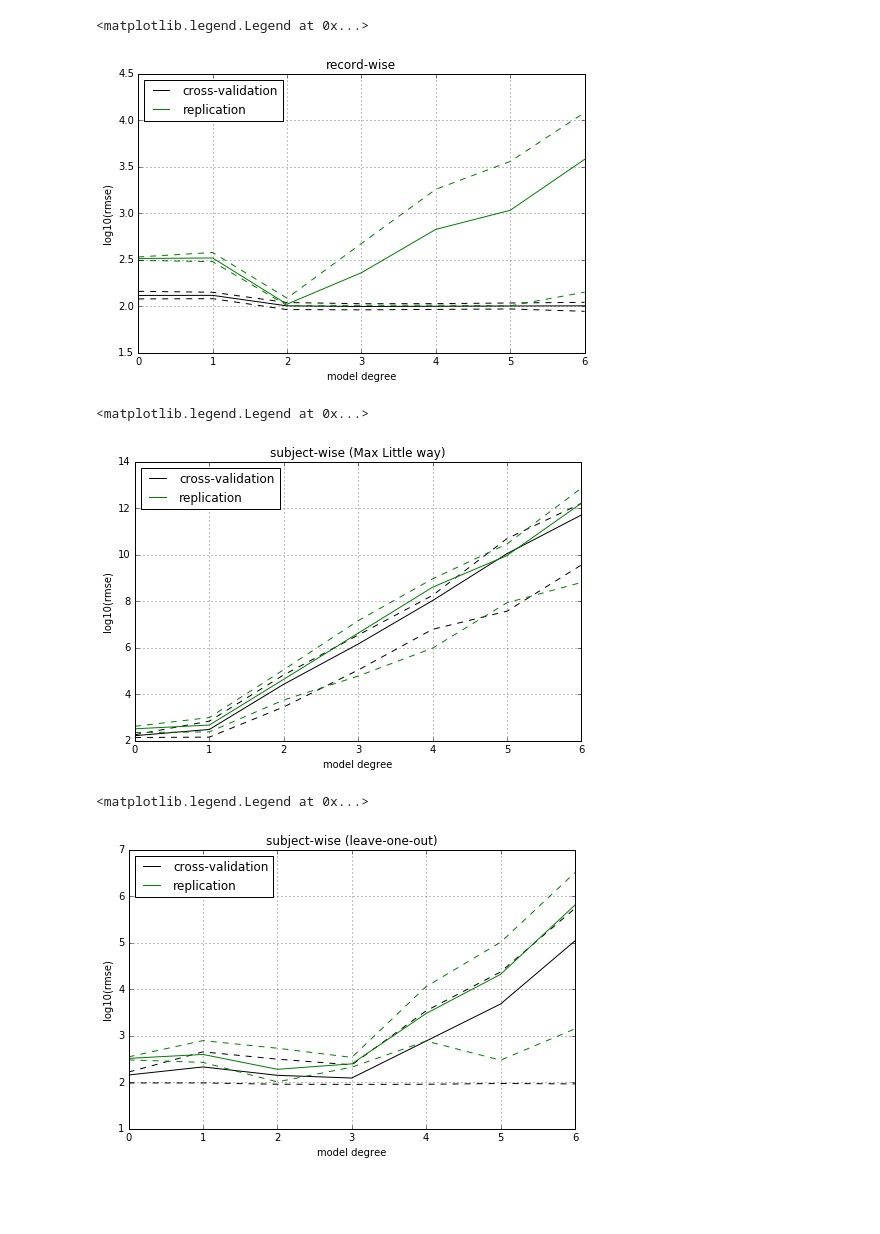
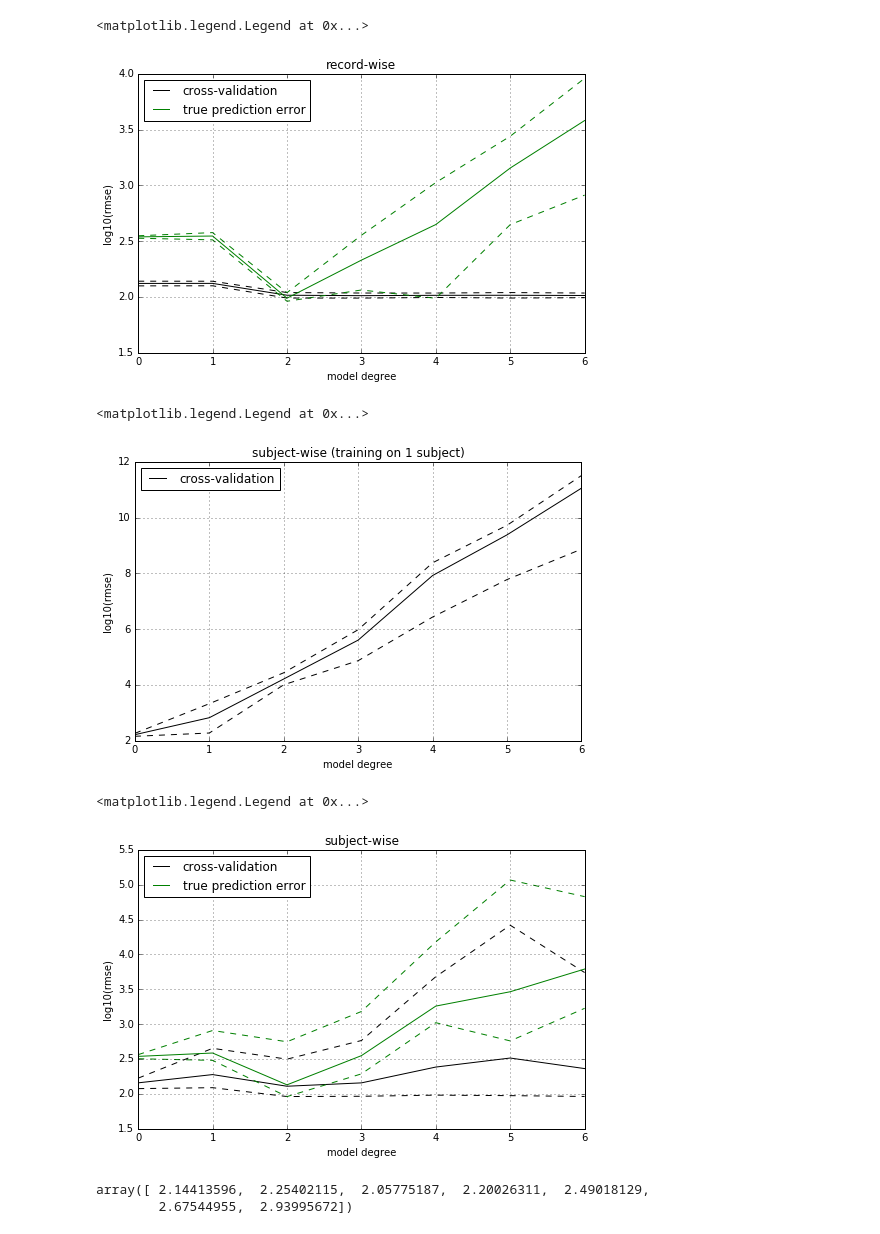
Before and after one commit to sosata/CrossValidation, a Jupyter notebook: simulation_simple/main.ipynb, the cells around one changed output. Saved outputs shown, nothing was run; the diff lists cells and outputs as text; code cells hidden in the pictures; blank space fills up the shorter version.

```diff
--- a/simulation_simple/main.ipynb
+++ b/simulation_simple/main.ipynb
@@ -55,12 +55,12 @@ for degree in range(7):
         y_pred_rep = np.polyval(p, x_rep)
         rmse_rep[degree,i] = np.sqrt(np.mean((y_pred_rep-y_rep)**2))
 plt.figure(figsize=[8,5])
-plt.plot(range(7),np.log10(np.mean(rmse, axis=1)),color='black',label='cross-validation')
-plt.plot(range(7),np.log10(np.min(rmse, axis=1)),'--',color='black')
-plt.plot(range(7),np.log10(np.max(rmse, axis=1)),'--',color='black')
-plt.plot(range(7),np.log10(np.mean(rmse_rep, axis=1)),color='green',label='replication')
-plt.plot(range(7),np.log10(np.min(rmse_rep, axis=1)),'--',color='green')
-plt.plot(range(7),np.log10(np.max(rmse_rep, axis=1)),'--',color='green')
+plt.plot(range(7),np.mean(np.log10(rmse), axis=1),color='black',label='cross-validation')
+plt.plot(range(7),np.percentile(np.log10(rmse), 95, axis=1),'--',color='black')
+plt.plot(range(7),np.percentile(np.log10(rmse), 5, axis=1),'--',color='black')
+plt.plot(range(7),np.mean(np.log10(rmse_rep), axis=1),color='green',label='true prediction error')
+plt.plot(range(7),np.percentile(np.log10(rmse_rep), 95, axis=1),'--',color='green')
+plt.plot(range(7),np.percentile(np.log10(rmse_rep), 5, axis=1),'--',color='green')
 plt.xlabel('model degree')
 plt.ylabel('log10(rmse)')
 plt.title('record-wise')
@@ -69,21 +69,14 @@ plt.grid()
 plt.legend(loc='upper left')
 # %% [output]
 <matplotlib.legend.Legend at 0x...>
-[figure, old version]
+[figure, new version]
 # %%
 # subject-wise (Little way)
-# n_bootstrap = 100
-# n_train_range = [1,2,3,4] # number of train subjects
 rmse = np.zeros([7,5])
 rmse_rep = np.zeros([7,5])
 inds = np.arange(5)
 for degree in range(7):
     for i in range(5):
-#         n_train = np.random.choice(np.array(n_train_range),size=1)[0]
-#         n_train = 1
-#         np.random.shuffle(inds)
-#         ind_train = inds[:n_train]
-#         ind_test = inds[n_train:]
         ind_train = [i]
         ind_test = [j for j in np.arange(5) if j!=i]
 
@@ -92,72 +85,61 @@ for degree in range(7):
         x_test = np.concatenate(np.array([xx[j,:] for j in ind_test]))
         y_test = np.concatenate(np.array([yy[j,:] for j in ind_test]))
 
-        # stratification
-#         x_train = np.random.choice(x_train, size=250, replace=True)
-#         y_train = np.random.choice(y_train, size=250, replace=True)
-#         x_test = np.random.choice(x_test, size=100, replace=False)
-#         y_test = np.random.choice(y_test, size=100, replace=False)
-
         p = np.polyfit(x_train, y_train, deg=degree, rcond=None, full=False, w=None, cov=False)
         y_pred = np.polyval(p, x_test)
         rmse[degree,i] = np.sqrt(np.mean((y_pred-y_test)**2))
         y_pred_rep = np.polyval(p, x_rep)
         rmse_rep[degree,i] = np.sqrt(np.mean((y_pred_rep-y_rep)**2))
 
-
 plt.figure(figsize=[8,5])
 plt.plot(range(7),np.log10(np.mean(rmse,axis=1)),color='black',label='cross-validation')
 plt.plot(range(7),np.log10(np.max(rmse, axis=1)),'--',color='black')
 plt.plot(range(7),np.log10(np.min(rmse, axis=1)),'--',color='black')
-plt.plot(range(7),np.log10(np.mean(rmse_rep,axis=1)),color='green',label='replication')
-plt.plot(range(7),np.log10(np.max(rmse_rep, axis=1)),'--',color='green')
-plt.plot(range(7),np.log10(np.min(rmse_rep, axis=1)),'--',color='green')
-# plt.plot(range(7),np.mean(rmse, axis=1),color='black')
-# plt.plot(range(7),np.max(rmse, axis=1),'--',color='black')
-# plt.plot(range(7),np.min(rmse, axis=1),'--',color='black')
+# plt.plot(range(7),np.log10(np.mean(rmse_rep,axis=1)),color='green',label='replication')
+# plt.plot(range(7),np.log10(np.max(rmse_rep, axis=1)),'--',color='green')
+# plt.plot(range(7),np.log10(np.min(rmse_rep, axis=1)),'--',color='green')
 plt.xlabel('model degree')
 plt.ylabel('log10(rmse)')
-plt.title('subject-wise (Max Little way)')
+plt.title('subject-wise (training on 1 subject)')
 plt.grid()
 plt.legend(loc='upper left')
 # %% [output]
 <matplotlib.legend.Legend at 0x...>
-[figure, old version]
+[figure, new version]
 # %%
 # subject-wise (leave-one-out)
 rmse = np.zeros([7,5])
 rmse_rep = np.zeros([7,5])
 for degree in range(7):
     for i in range(5):
         x_test = xx[i,:]
         y_test = yy[i,:]
         x_train = np.concatenate(np.array([xx[j,:] for j in range(5) if j!=i]))
         y_train = np.concatenate(np.array([yy[j,:] for j in range(5) if j!=i]))
 
-        # stratification
-#         x_train = np.random.choice(x_train, size=250, replace=False)
-#         y_train = np.random.choice(y_train, size=250, replace=False)
-#         x_test = np.random.choice(x_test, size=250, replace=True)
-#         y_test = np.random.choice(y_test, size=250, replace=True)
-
         p = np.polyfit(x_train, y_train, deg=degree, rcond=None, full=False, w=None, cov=False)
         y_pred = np.polyval(p, x_test)
         rmse[degree,i] = np.sqrt(np.mean((y_pred-y_test)**2))
         y_pred_rep = np.polyval(p, x_rep)
         rmse_rep[degree,i] = np.sqrt(np.mean((y_pred_rep-y_rep)**2))
 
 plt.figure(figsize=[8,5])
-plt.plot(range(7),np.log10(np.mean(rmse, axis=1)),color='black',label='cross-validation')
-plt.plot(range(7),np.log10(np.max(rmse, axis=1)),'--',color='black')
-plt.plot(range(7),np.log10(np.min(rmse, axis=1)),'--',color='black')
-plt.plot(range(7),np.log10(np.mean(rmse_rep, axis=1)),color='green',label='replication')
-plt.plot(range(7),np.log10(np.max(rmse_rep, axis=1)),'--',color='green')
-plt.plot(range(7),np.log10(np.min(rmse_rep, axis=1)),'--',color='green')
+plt.plot(range(7),np.mean(np.log10(rmse), axis=1),color='black',label='cross-validation')
+plt.plot(range(7),np.max(np.log10(rmse), axis=1),'--',color='black')
+plt.plot(range(7),np.min(np.log10(rmse), axis=1),'--',color='black')
+plt.plot(range(7),np.mean(np.log10(rmse_rep), axis=1),color='green',label='true prediction error')
+plt.plot(range(7),np.max(np.log10(rmse_rep), axis=1),'--',color='green')
+plt.plot(range(7),np.min(np.log10(rmse_rep), axis=1),'--',color='green')
 plt.xlabel('model degree')
 plt.ylabel('log10(rmse)')
-plt.title('subject-wise (leave-one-out)')
+plt.title('subject-wise')
 plt.grid()
 plt.legend(loc='upper left')
 # %% [output]
 <matplotlib.legend.Legend at 0x...>
-[figure, old version]
+[figure, new version]
+# %%
+np.mean(np.log10(rmse),axis=1)
+# %% [output]
+array([ 2.14413596,  2.25402115,  2.05775187,  2.20026311,  2.49018129,
+        2.67544955,  2.93995672])
```
Also changed, not shown: parts of 1 cell of this notebook, 12 other files.
